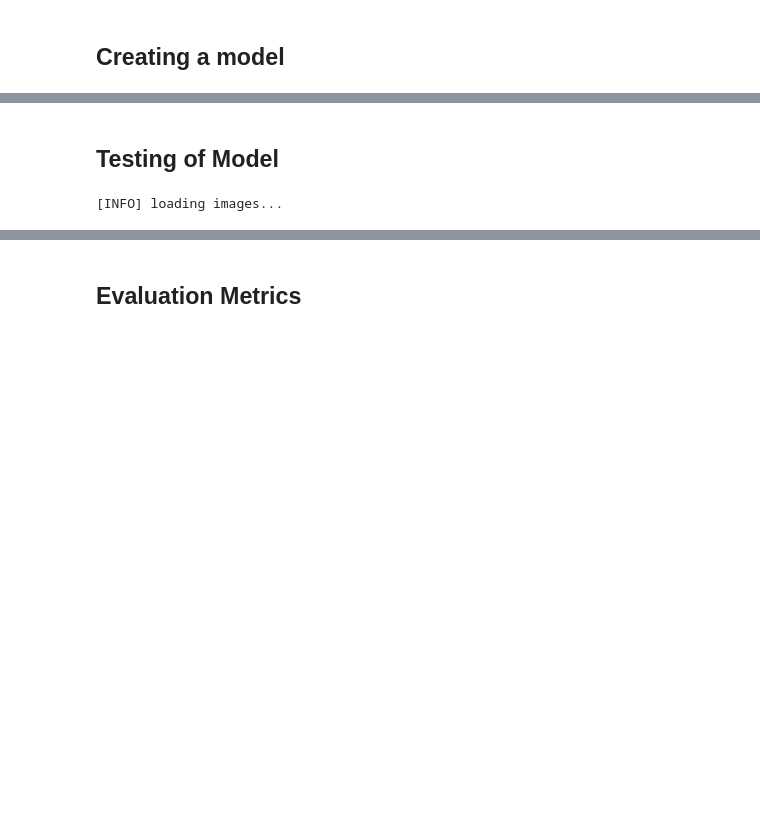
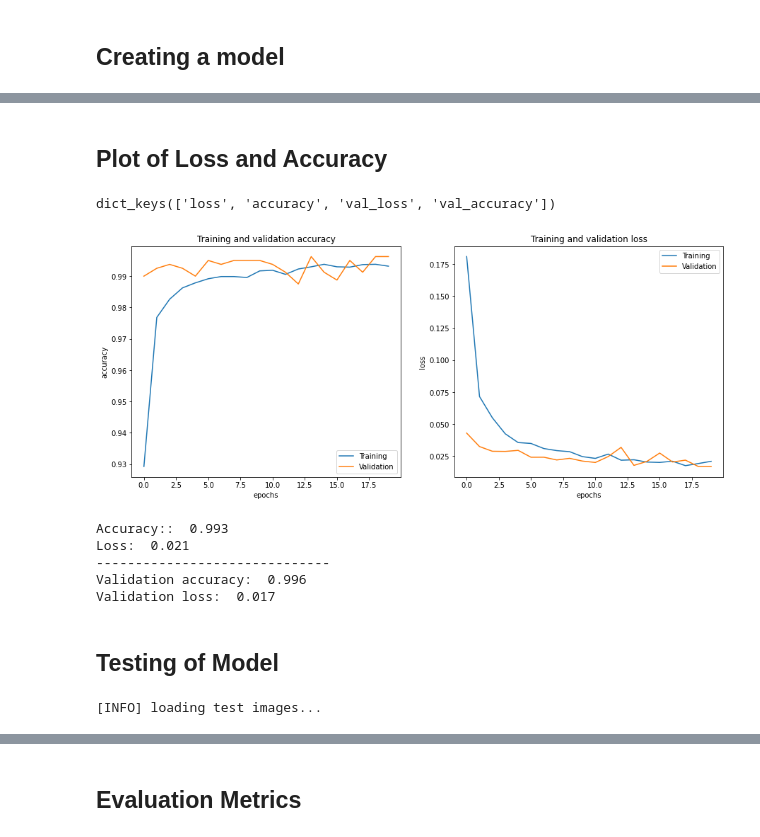
Before and after one commit to abdul99ahad/face-mask-detection-covid19, a Jupyter notebook: face-mask-detection-covid.ipynb, the cells around one changed output, grey strips where cells are left out. Drawn from its saved outputs; the diff is of its cells as text; code cells hidden in the pictures; blank space fills up the shorter version.

```diff
--- a/face-mask-detection-covid.ipynb
+++ b/face-mask-detection-covid.ipynb
@@ -32,7 +31,7 @@ os.getcwd()
 # %%
 INIT_LR = 1e-3
-EPOCHS = 4
-BS = 64
+EPOCHS = 20
+BS = 32
 
 directory_train = os.getcwd()+r"\Train"
 directory_valid = os.getcwd()+r"\Validation"
@@ -58,11 +57,11 @@ for category in categories:
 
 # One-Hot Encoding to get 0s and 1s.
 lb = LabelBinarizer()
-train_labels = lb.fit_transform(labels)
-train_labels = to_categorical(labels)
+train_labels = lb.fit_transform(train_labels)
+train_labels = to_categorical(train_labels)
 
-train_data = np.array(data, dtype="float32")
-train_labels = np.array(labels)
+train_data = np.array(train_data, dtype="float32")
+train_labels = np.array(train_labels)
 
 #Doing the same for validation set now.
 for category in categories:
@@ -92,3 +100,4 @@ os.chdir('..//..//')
 # %%
 train_data, train_labels = shuffle(train_data,train_labels)
+valid_data, valid_labels = shuffle(valid_data,valid_labels)
 # %%
@@ -155,7 +164,7 @@ ________________________________________________________________________________
 # %%
 # Training the model
 print("[INFO] training head...")
-H = model.fit(
+history = model.fit(
 	aug.flow(train_data, train_labels, batch_size=BS),
 	steps_per_epoch=len(train_data) // BS,
 	validation_data=(valid_data, valid_labels),
@@ -168,3 +201,44 @@ if (not(os.path.exists(os.getcwd()+r'\models\mask-model-2.h5'))):
+# %% [markdown]
+## Plot of Loss and Accuracy
+# %%
+history.history.keys()
+# %% [output]
+dict_keys(['loss', 'accuracy', 'val_loss', 'val_accuracy'])
+# %%
+acc = history.history['accuracy']
+val_acc = history.history['val_accuracy']
+loss = history.history['loss']
+val_loss = history.history['val_loss']
+
+plt.figure(figsize=(15, 6))
+plt.subplot(121)
+plt.plot(acc, label='Training')
+plt.plot(val_acc, label='Validation')
+plt.title('Training and validation accuracy')
+plt.xlabel('epochs')
+plt.ylabel('accuracy')
+plt.legend()
+
+plt.subplot(122)
+plt.plot(loss, label='Training')
+plt.plot(val_loss, label='Validation')
+plt.title('Training and validation loss')
+plt.xlabel('epochs')
+plt.ylabel('loss')
+plt.legend()
+plt.show()
+print('Accuracy:: ', round(acc[-1],3))
+print('Loss: ',round(loss[-1],3))
+print('------------------------------')
+print('Validation accuracy: ',round(val_acc[-1],3))
+print('Validation loss: ',round(val_loss[-1],3))
+# %% [output]
+[figure, added]
+Accuracy::  0.993
+Loss:  0.021
+------------------------------
+Validation accuracy:  0.996
+Validation loss:  0.017
 # %% [markdown]
 ## Testing of Model
 # %%
@@ -175,9 +249,9 @@ os.chdir('dataset/Face-Mask-Dataset')
 directory_test = os.getcwd()+r"\Test"
 categories = ["WithMask", "WithoutMask"]
 
-#Grabbing the dataset to train the model from the directory and converting it to numpy array, preprocessing it using mobilenetV2
+#Grabbing the dataset to test the model from the directory and converting it to numpy array, preprocessing it using mobilenetV2
 # preprocessing and categorize the images.
-print("[INFO] loading images...")
+print("[INFO] loading test images...")
 
 test_data = []
 test_labels = []
@@ -193,12 +267,12 @@ for category in categories:
 
 # One-Hot Encoding to get 0s and 1s.
 lb = LabelBinarizer()
-test_labels = lb.fit_transform(labels)
-test_labels = to_categorical(labels)
+test_labels = lb.fit_transform(test_labels)
+test_labels = to_categorical(test_labels)
 
-test_data = np.array(data, dtype="float32")
-test_labels = np.array(labels)
+test_data = np.array(test_data, dtype="float32")
+test_labels = np.array(test_labels)
 os.chdir('..//..//')
 # %% [output]
-[INFO] loading images...
+[INFO] loading test images...
 # %%
```
Also changed, not shown: parts of 14 cells of this notebook, 5 other files.
